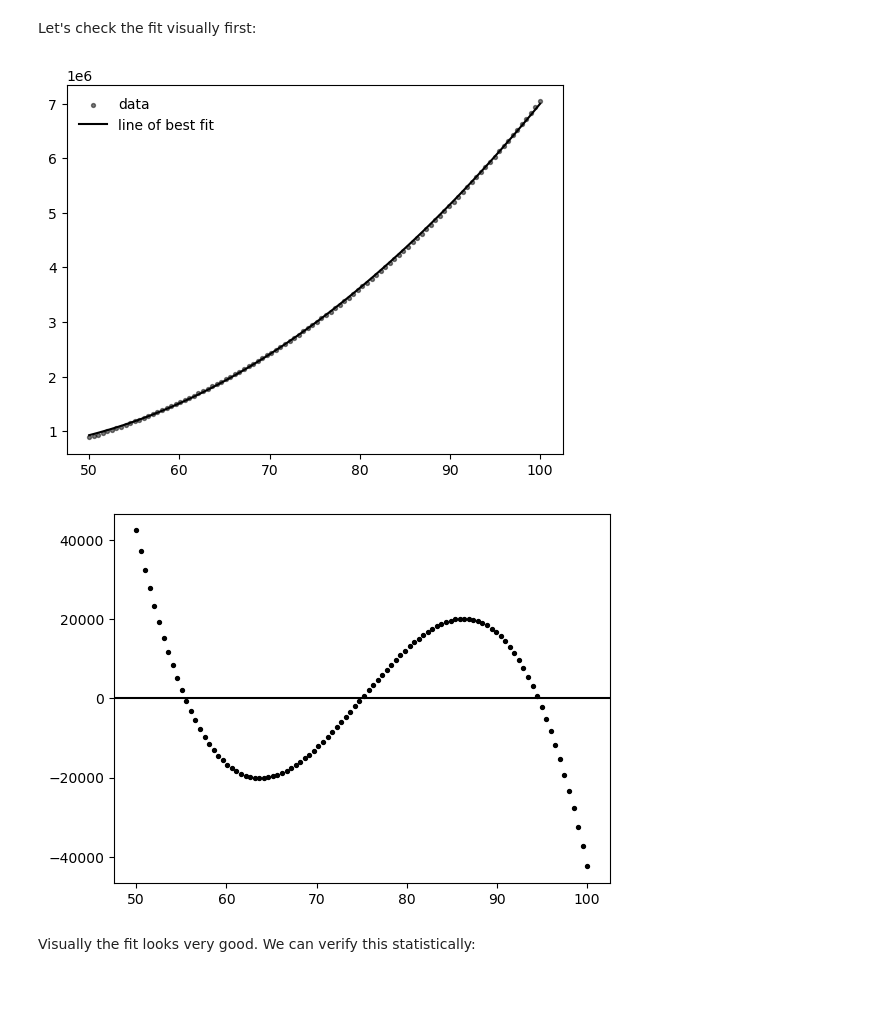
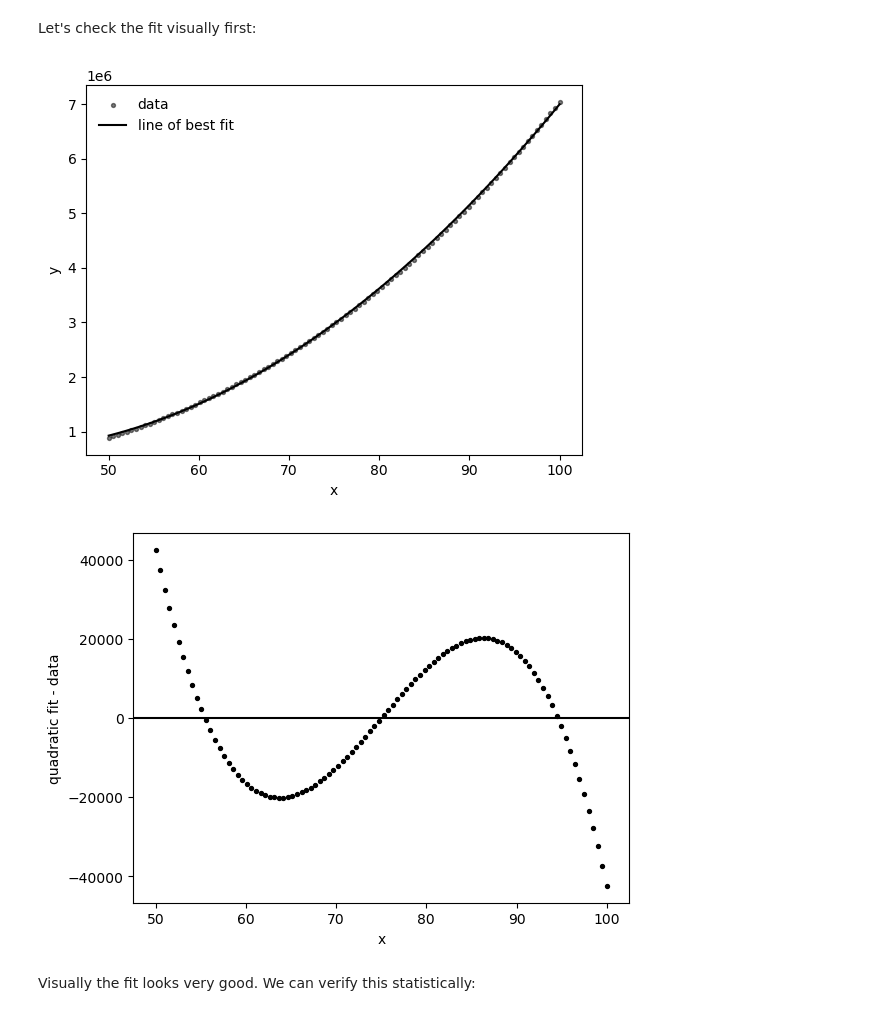
Before and after one commit to gilgarcia-01/ASTR5900, a Jupyter notebook: hw/data_fitting_project/solutions/homework_solutions.ipynb, the cells around one changed output. Cells and saved outputs as stored; diff of their text form; code cells hidden in the pictures; blank space fills up the shorter version.

```diff
--- a/hw/data_fitting_project/solutions/homework_solutions.ipynb
+++ b/hw/data_fitting_project/solutions/homework_solutions.ipynb
@@ -202,17 +208,21 @@ Let's check the fit visually first:
 plt.scatter(data1['x'],data1['y'],color='k',label='data',s=8,alpha=0.5)
 plt.plot(data1['x'],a0 + a1*data1['x'] + a2*data1['x']**2,color='k',linestyle='-',label='line of best fit')
 plt.legend(frameon=False)
+plt.xlabel('x')
+plt.ylabel('y')
 plt.show()
 # %% [output]
-[figure, old version]
+[figure, new version]
 # %%
 quad_fit_1c = a0 + a1*data1['x'] + a2*data1['x']**2
 residuals_quad = (quad_fit_1c - data1['y'])
 plt.scatter(data1['x'],residuals_quad,color='k',s=8)
 plt.axhline(0.0,color='k')
+plt.xlabel('x')
+plt.ylabel('quadratic fit - data')
 plt.show()
 # %% [output]
-[figure, old version]
+[figure, new version]
 # %% [markdown]
 Visually the fit looks very good. We can verify this statistically:
 # %%
```
Also changed, not shown: parts of 4 cells of this notebook.
